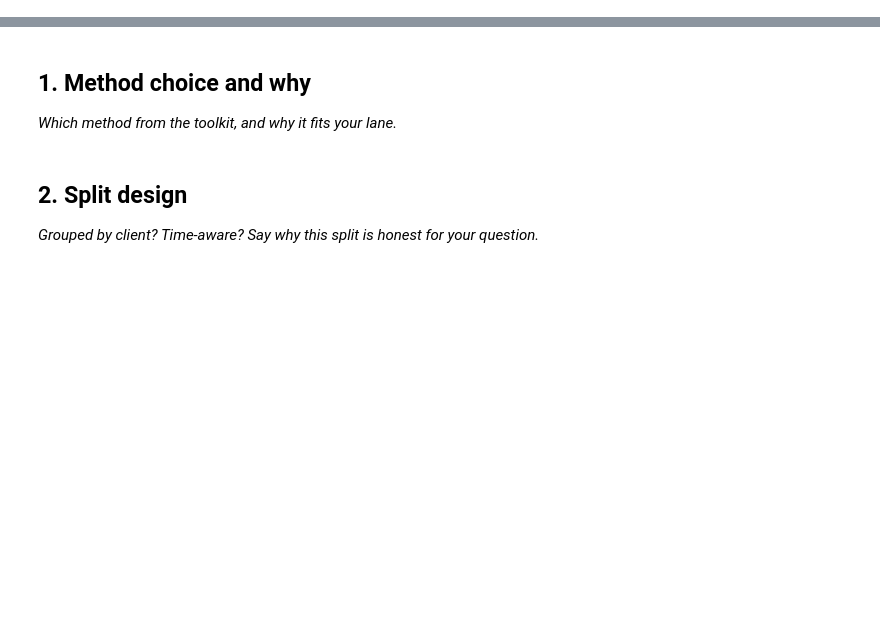
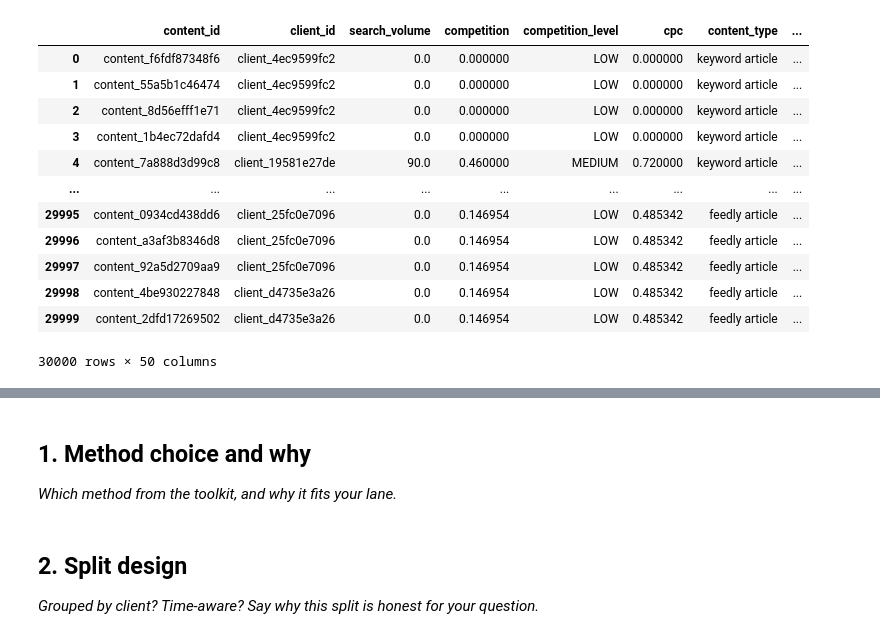
Before and after one commit to RohanNK86/ML_Intern_Assets, a Jupyter notebook: work/notebooks/w05_model.ipynb, the cells around one changed output, grey strips where cells are left out. Drawn from its saved outputs; the diff is of its cells as text; code cells hidden in the pictures; blank space fills up the shorter version.

```diff
--- a/work/notebooks/w05_model.ipynb
+++ b/work/notebooks/w05_model.ipynb
@@ -8,0 +43,16 @@ This skeleton is yours to fill. Work the sections **in order** — each one has
+# %%
+df
+# %% [output]
+|  | content_id | client_id | search_volume | competition | competition_level | cpc | content_type | ... |
+| 0 | content_f6fdf87348f6 | client_4ec9599fc2 | 0.0 | 0.000000 | LOW | 0.000000 | keyword article | ... |
+| 1 | content_55a5b1c46474 | client_4ec9599fc2 | 0.0 | 0.000000 | LOW | 0.000000 | keyword article | ... |
+| 2 | content_8d56efff1e71 | client_4ec9599fc2 | 0.0 | 0.000000 | LOW | 0.000000 | keyword article | ... |
+| 3 | content_1b4ec72dafd4 | client_4ec9599fc2 | 0.0 | 0.000000 | LOW | 0.000000 | keyword article | ... |
+| 4 | content_7a888d3d99c8 | client_19581e27de | 90.0 | 0.460000 | MEDIUM | 0.720000 | keyword article | ... |
+| ... | ... | ... | ... | ... | ... | ... | ... | ... |
+| 29995 | content_0934cd438dd6 | client_25fc0e7096 | 0.0 | 0.146954 | LOW | 0.485342 | feedly article | ... |
+| 29996 | content_a3af3b8346d8 | client_25fc0e7096 | 0.0 | 0.146954 | LOW | 0.485342 | feedly article | ... |
+| 29997 | content_92a5d2709aa9 | client_25fc0e7096 | 0.0 | 0.146954 | LOW | 0.485342 | feedly article | ... |
+| 29998 | content_4be930227848 | client_d4735e3a26 | 0.0 | 0.146954 | LOW | 0.485342 | feedly article | ... |
+| 29999 | content_2dfd17269502 | client_d4735e3a26 | 0.0 | 0.146954 | LOW | 0.485342 | feedly article | ... |
+30000 rows × 50 columns
```
Also changed, not shown: parts of 14 cells of this notebook.
